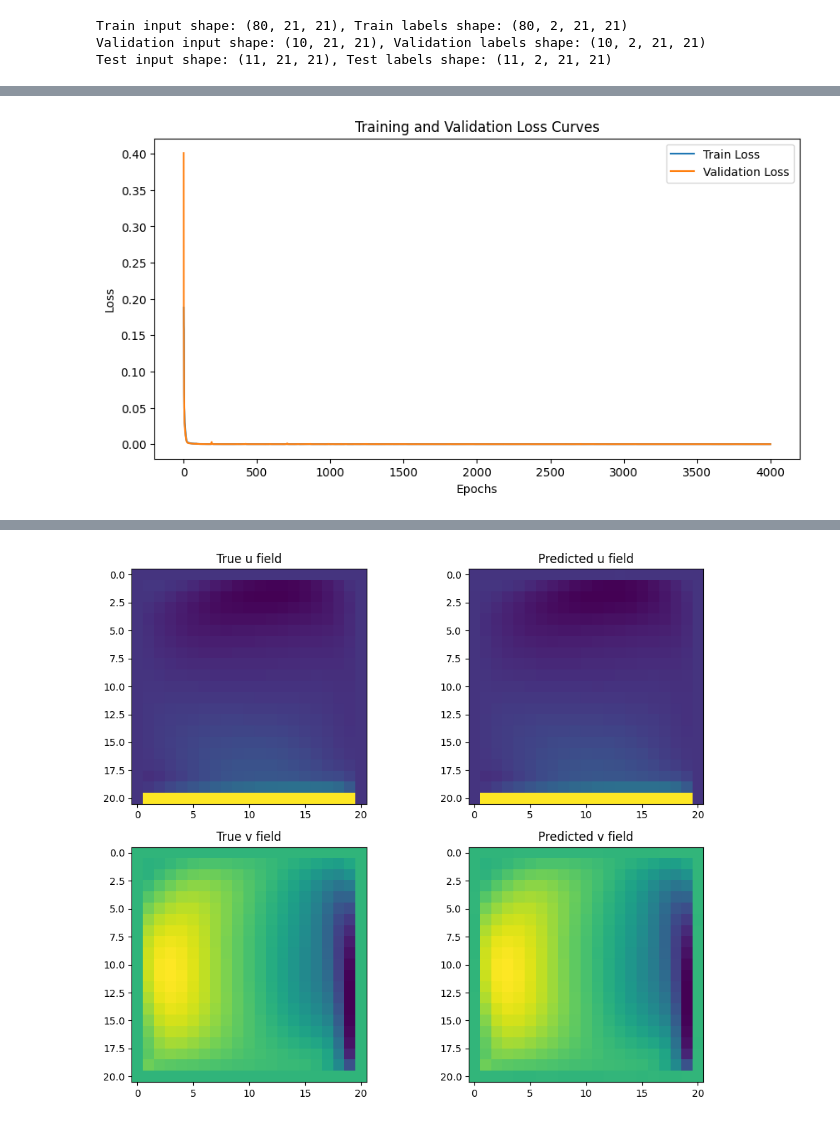
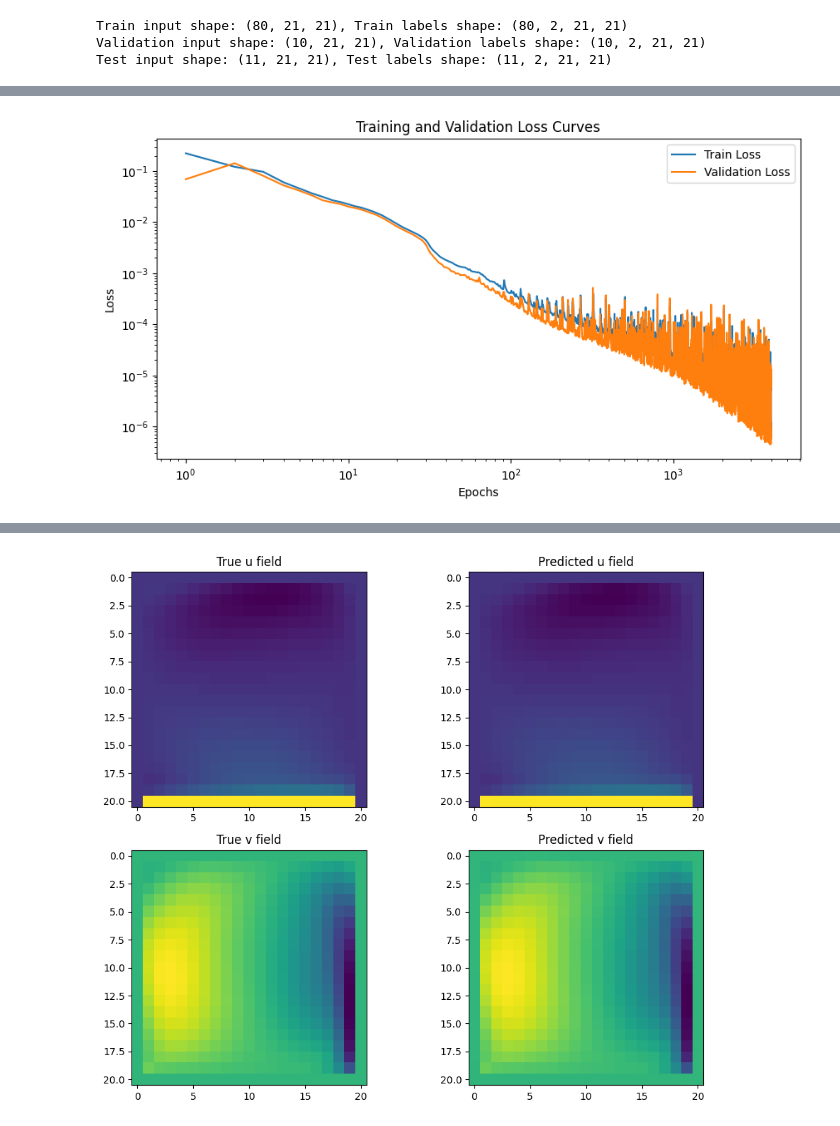
Before and after one commit to moritzmarquardt/numsim-project, a Jupyter notebook: SciMLTask/trainModel.ipynb, the cells around one changed output, grey strips where cells are left out. Drawn from its saved outputs; the diff is of its cells as text; code cells hidden in the pictures.

```diff
--- a/SciMLTask/trainModel.ipynb
+++ b/SciMLTask/trainModel.ipynb
@@ -134,22 +134,25 @@ torch.save(model.state_dict(), 'cnn_model.pth')
 # %%
 # plot loss curves
 import matplotlib.pyplot as plt
 plt.figure(figsize=(10,5))
 plt.plot(range(1, epochs+1), train_losses, label='Train Loss')
 plt.plot(range(1, epochs+1), val_losses, label='Validation Loss')
+
 plt.xlabel('Epochs')
 plt.ylabel('Loss')
 plt.title('Training and Validation Loss Curves')
+plt.xscale('log')
+plt.yscale('log')
 plt.legend()
 plt.show()
 
 # test loss
 model.eval()
 with torch.no_grad():
     test_input_tensor = torch.FloatTensor(test_input).unsqueeze(1).to(device)
     test_labels_tensor = torch.FloatTensor(test_labels).to(device)
     test_outputs = model(test_input_tensor)
     test_loss = criterion(test_outputs, test_labels_tensor).item()
 print(f'Test Loss: {test_loss:.6f}')
 # %% [output]
-[figure, old version]
+[figure, new version]
```
Also changed, not shown: parts of 2 cells of this notebook, 16 other files.
